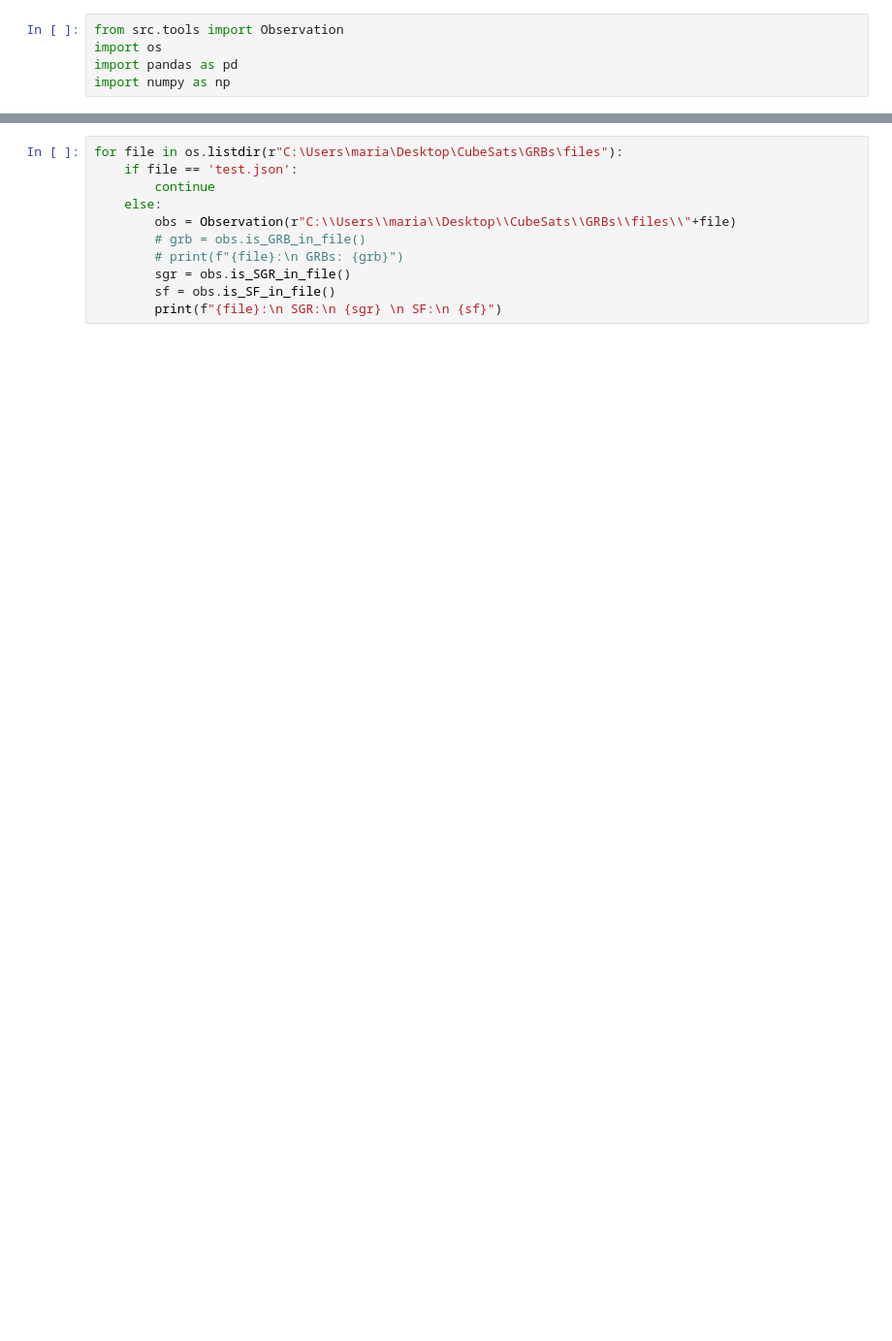
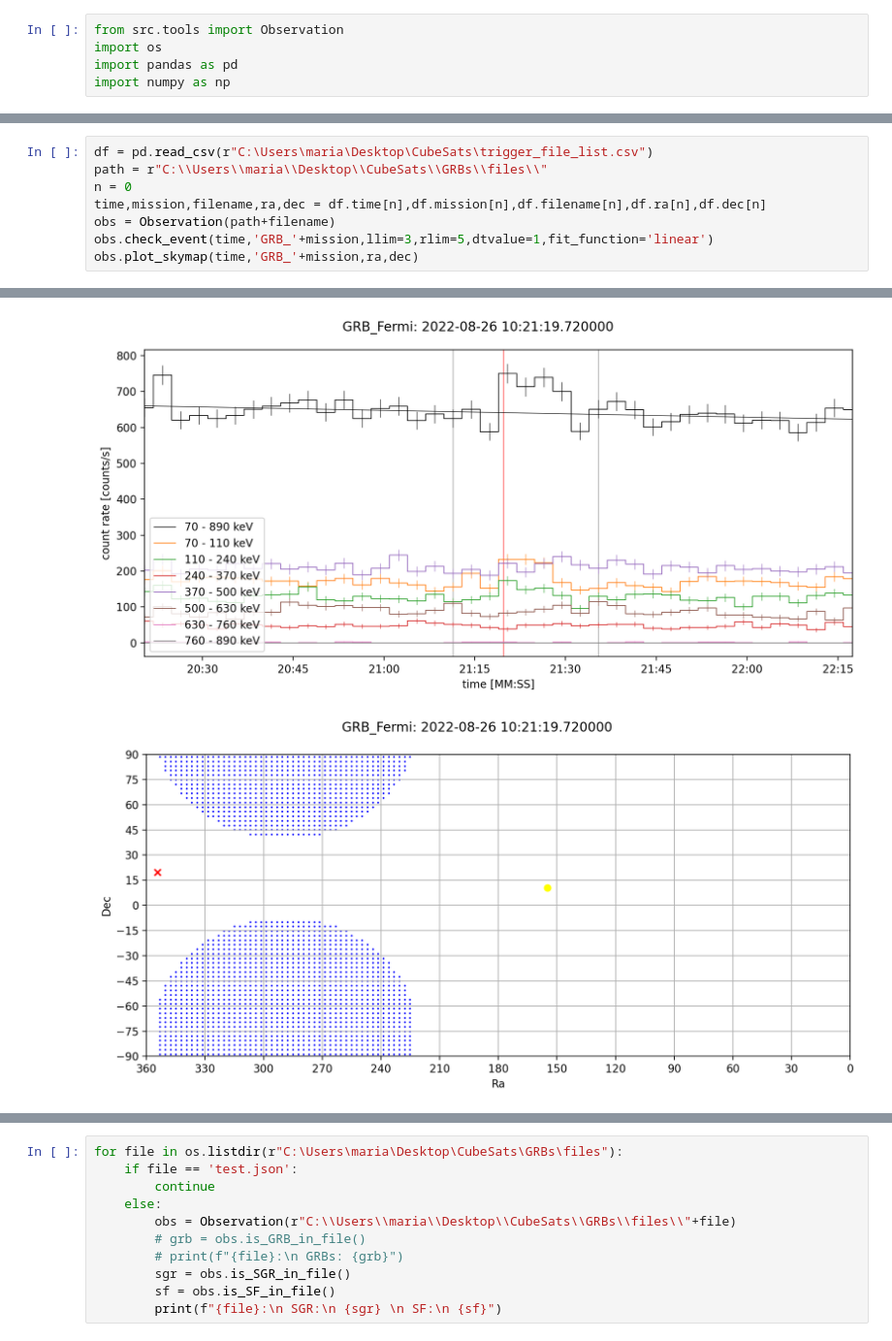
Before and after one commit to mdafcikova/grbalpha-tools, a Jupyter notebook: notebook.ipynb, the cells around one changed output, grey strips where cells are left out. Shown at 97% size. Drawn from its saved outputs; the diff is of its cells as text; blank space fills up the shorter version.

```diff
--- a/notebook.ipynb
+++ b/notebook.ipynb
@@ -29,0 +6,9 @@ WARNING: AstropyDeprecationWarning: Transforming a frame instance to a frame cla
+# %%
+df = pd.read_csv(r"C:\Users\maria\Desktop\CubeSats\trigger_file_list.csv")
+path = r"C:\\Users\\maria\\Desktop\\CubeSats\\GRBs\\files\\"
+n = 0
+time,mission,filename,ra,dec = df.time[n],df.mission[n],df.filename[n],df.ra[n],df.dec[n]
+obs = Observation(path+filename)
+obs.check_event(time,'GRB_'+mission,llim=3,rlim=5,dtvalue=1,fit_function='linear')
+obs.plot_skymap(time,'GRB_'+mission,ra,dec)
+# %% [output]
@@ -29,0 +31,2 @@ WARNING: AstropyDeprecationWarning: Transforming a frame instance to a frame cla
+[figure, added]
+[figure, added]
```
Also changed, not shown: parts of 9 cells of this notebook, 1 other file.
